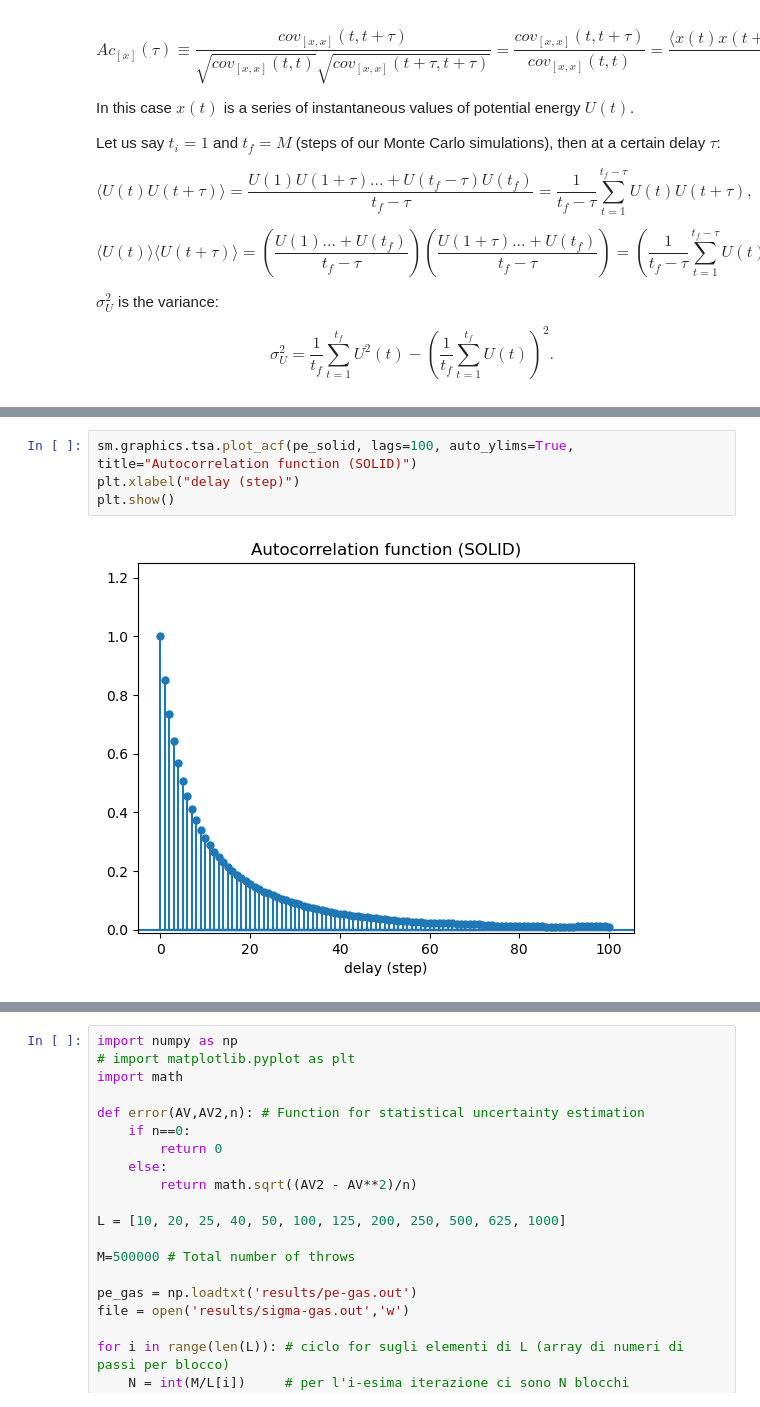
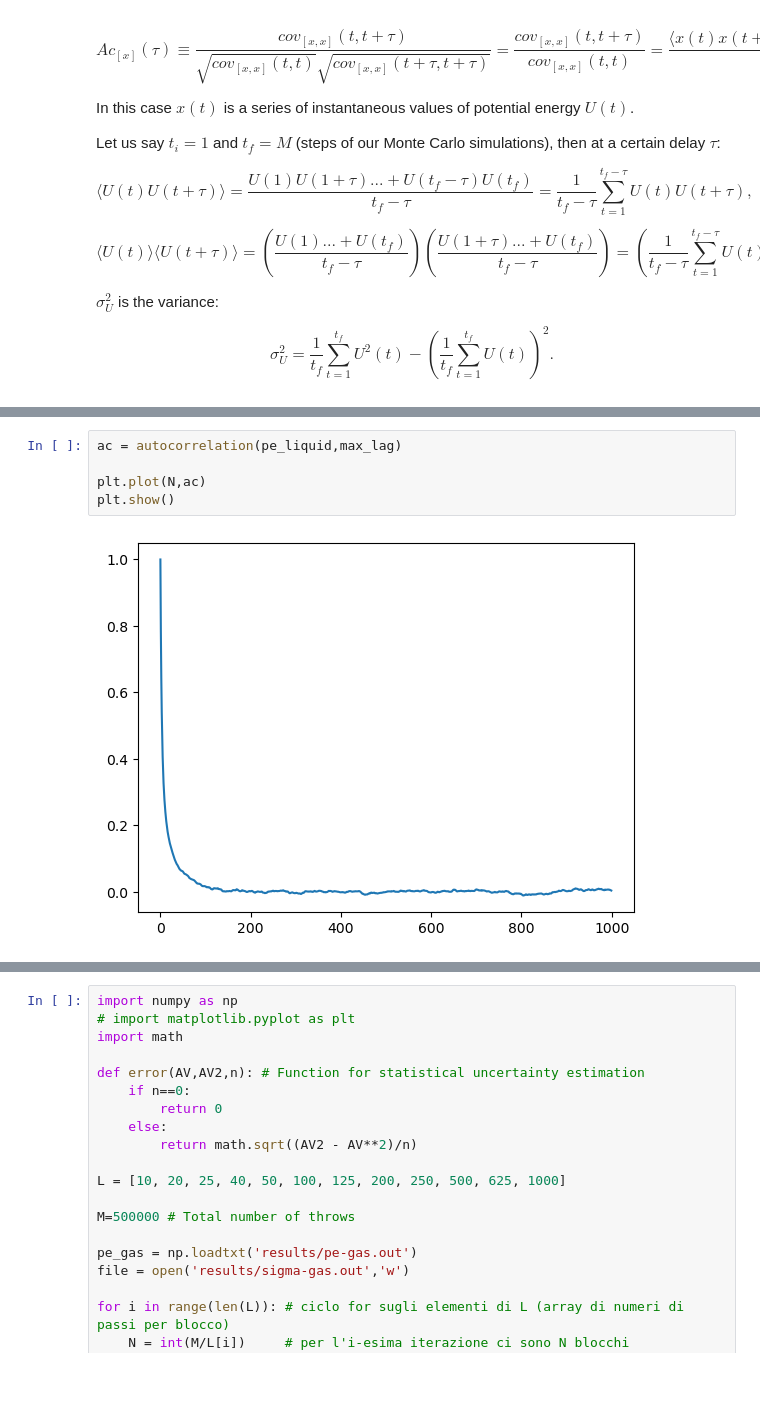
Before and after one commit to edoiannu/LSN_Exercises_Iannucci, a Jupyter notebook: Exercises_07/LSN_Exercises_07.ipynb, the cells around one changed output, grey strips where cells are left out. Cells and saved outputs as stored; diff of their text form; blank space fills up the shorter version.

```diff
--- a/Exercises_07/LSN_Exercises_07.ipynb
+++ b/Exercises_07/LSN_Exercises_07.ipynb
@@ -143,6 +119,7 @@ acf_solid = sm.tsa.acf(pe_solid)
-# %%
-sm.graphics.tsa.plot_acf(pe_solid, lags=100, auto_ylims=True, title="Autocorrelation function (SOLID)")
-plt.xlabel("delay (step)")
-plt.show()
-# %% [output]
-[figure, removed]
+# %%
+ac = autocorrelation(pe_liquid,max_lag)
+
+plt.plot(N,ac)
+plt.show()
+# %% [output]
+[figure, added]
```
Also changed, not shown: parts of 11 cells of this notebook, 59 other files.
